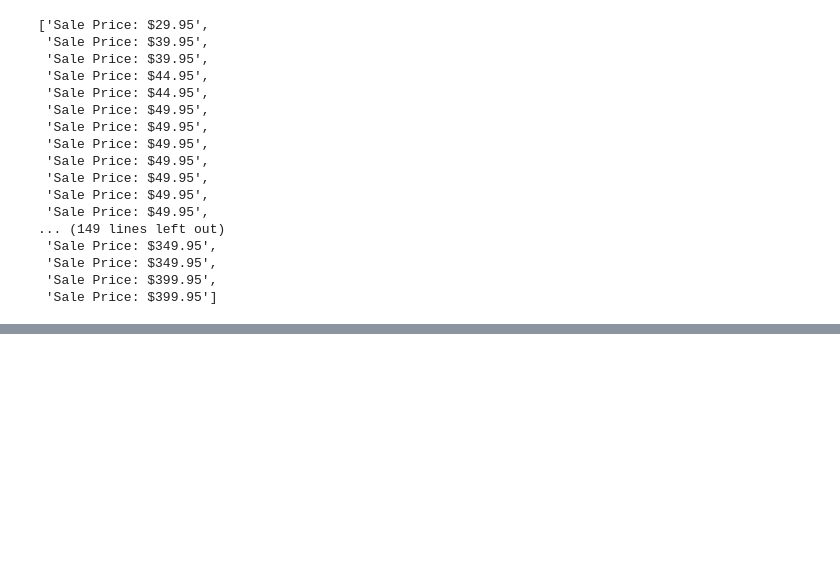
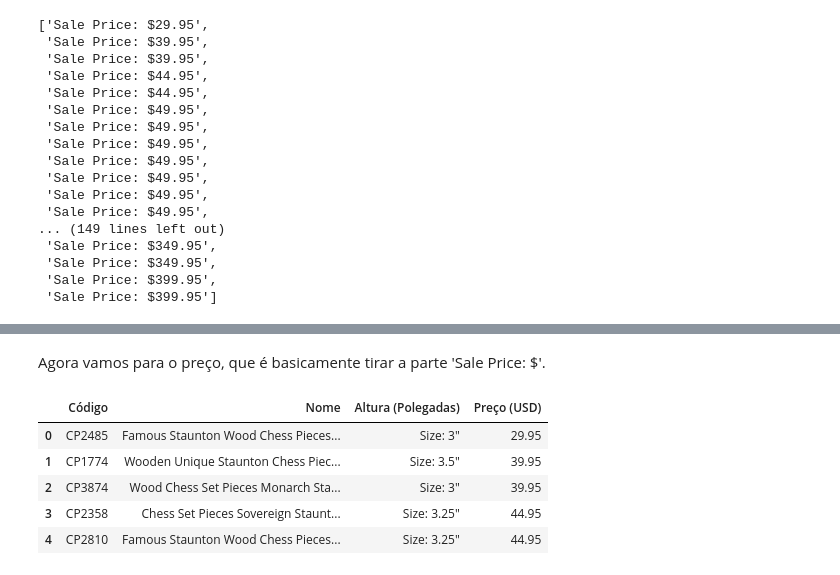
Before and after one commit to gabrielnrt/Aprendizado, a Jupyter notebook: Projetos de Aprendizado/Chess House/Raspagem.ipynb, the cells around one changed output, grey strips where cells are left out. Drawn from its saved outputs; the diff is of its cells as text; code cells hidden in the pictures; blank space fills up the shorter version.

```diff
--- a/Projetos de Aprendizado/Chess House/Raspagem.ipynb
+++ b/Projetos de Aprendizado/Chess House/Raspagem.ipynb
@@ -163,0 +196,13 @@ df
+# %% [markdown]
+Agora vamos para o preço, que é basicamente tirar a parte 'Sale Price: $'.
+# %%
+df['Preço (USD)'] = df['Preço (USD)'].apply(lambda texto:texto.replace('Sale Price: $', ''))
+
+df.head()
+# %% [output]
+|  | Código | Nome | Altura (Polegadas) | Preço (USD) |
+| 0 | CP2485 | Famous Staunton Wood Chess Pieces... | Size: 3" | 29.95 |
+| 1 | CP1774 | Wooden Unique Staunton Chess Piec... | Size: 3.5" | 39.95 |
+| 2 | CP3874 | Wood Chess Set Pieces Monarch Sta... | Size: 3" | 39.95 |
+| 3 | CP2358 | Chess Set Pieces Sovereign Staunt... | Size: 3.25" | 44.95 |
+| 4 | CP2810 | Famous Staunton Wood Chess Pieces... | Size: 3.25" | 44.95 |
```
Also changed, not shown: parts of 11 cells of this notebook, 1 other file.
